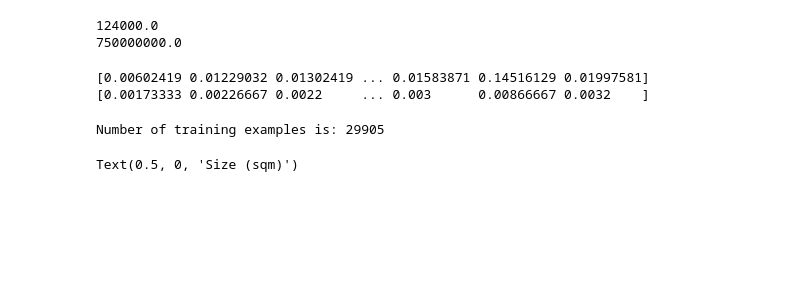
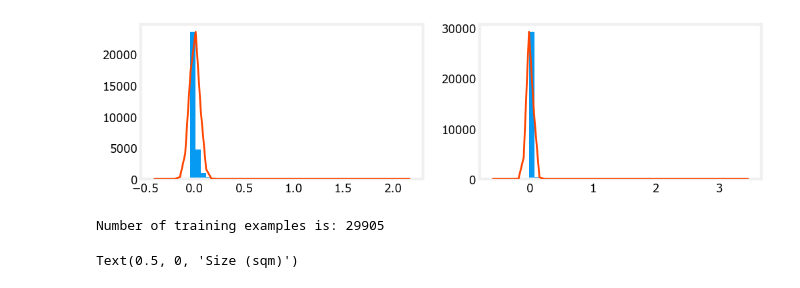
Before and after one commit to dhiyaneshtk/MachineLearningPractice, a Jupyter notebook: SingleVariable.ipynb, the cells around one changed output. Cells and saved outputs as stored; diff of their text form; code cells hidden in the pictures; blank space fills up the shorter version.

```diff
--- a/SingleVariable.ipynb
+++ b/SingleVariable.ipynb
@@ -20,23 +33,17 @@ def normalize(arr):
 # %%
 df = pd.DataFrame(prop,columns=['Area','Price'])
-a = df.max().to_numpy()
-x = np.array([(int(i.replace(',', ''))) for i in prop["Area"].to_numpy()]).astype(float)
-y = np.array([prop["Price"].to_numpy()]).astype(float)
-x_max = x.max()
-y_max = y.max()
-print(x_max)
-print(y_max)
-# %% [output]
-124000.0
-750000000.0
 # %%
-x_train = np.array([(int(i.replace(',', '')))/x_max for i in prop["Area"].to_numpy()]).astype(float)
-y_train = np.array([(i/y_max) for i in prop["Price"].to_numpy()]).astype(float)
-print(x_train)
-print(y_train)
+x = np.array([(int(i.replace(',', ''))) for i in prop["Area"].to_numpy()]).astype(float)
+y = np.array(prop["Price"].to_numpy()).astype(float)
+x_train, x_mean, x_sd = rescale(x)
+y_train, y_mean, y_sd = rescale(y)
-# %% [output]
-[0.00602419 0.01229032 0.01302419 ... 0.01583871 0.14516129 0.01997581]
-[0.00173333 0.00226667 0.0022     ... 0.003      0.00866667 0.0032    ]
+# %%
+fig,ax=plt.subplots(1, 2, figsize=(12, 3))
+
+norm_plot(ax[0],x_train,)
+norm_plot(ax[1],y_train,)
+# %% [output]
+[figure, added]
 # %%
 m = len(x_train)
 print(f"Number of training examples is: {m}")
```
Also changed, not shown: parts of 9 cells of this notebook, 3 other files.
